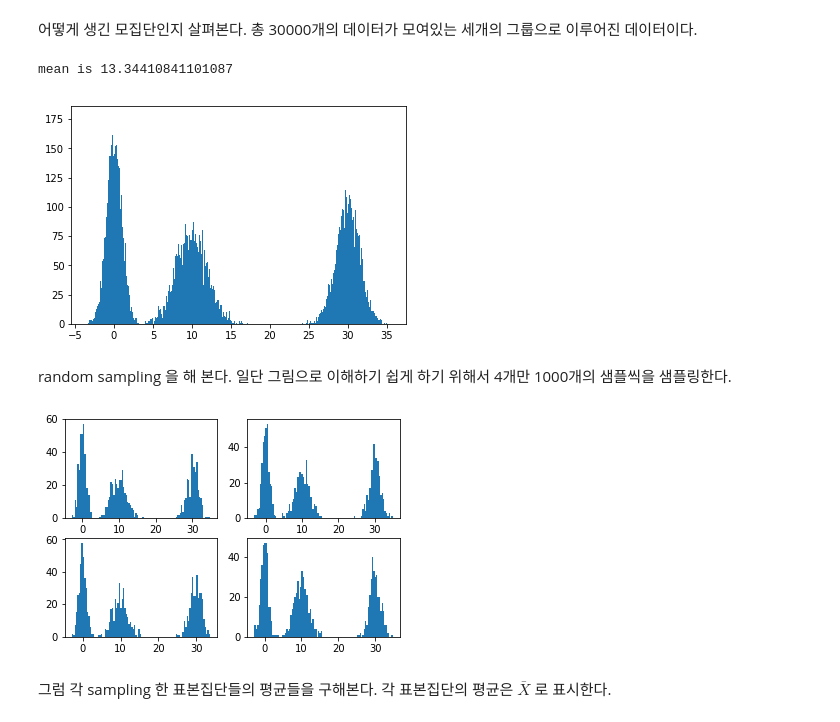
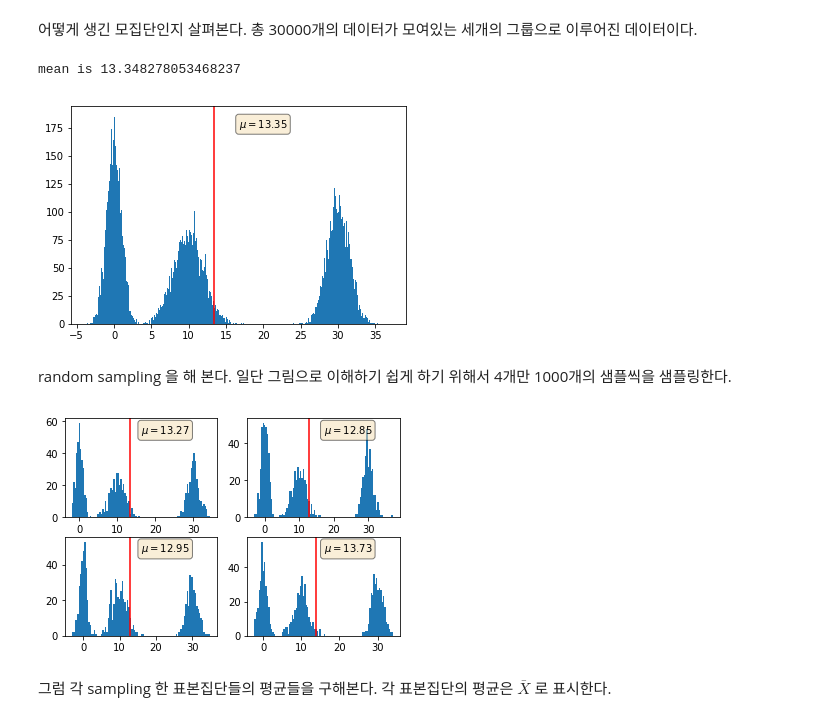
Before and after one commit to io2oi/selfstudy, a Jupyter notebook: statistics_lecture/centrallimittheorem/central limit theorem.ipynb, the cells around one changed output. Saved outputs shown, nothing was run; the diff lists cells and outputs as text; code cells hidden in the pictures.

```diff
--- a/statistics_lecture/centrallimittheorem/central limit theorem.ipynb
+++ b/statistics_lecture/centrallimittheorem/central limit theorem.ipynb
@@ -39,14 +39,23 @@ x2=np.random.normal(loc=10.0, scale=2.0,size=nnsize)
 x3=np.random.normal(loc=30.0, scale=1.5,size=nnsize)
 # %% [markdown]
 어떻게 생긴 모집단인지 살펴본다. 총 30000개의 데이터가 모여있는 세개의 그룹으로 이루어진 데이터이다.
-# %%
-X=np.append(x1,[x2,x3])
-n,bins,patch=plt.hist(X,bins=1000)
-print("mean is {}".format(np.mean(X)))
-mu=np.mean(X)
-# %% [output]
-mean is 13.34410841101087
-[figure, removed]
+# %%
+def drawMeanBox(x,pp):
+    props = dict(boxstyle='round', facecolor='wheat', alpha=0.5)
+    mu=np.mean(x)
+    pp.axvline(x=mu,color='r')
+    pp.text(0.5,0.95,r'$\mu=%.2f$' %(mu), transform=pp.transAxes, fontsize=10,verticalalignment='top', bbox=props)
+
+fig = plt.figure()
+pp=fig.add_subplot(1,1,1)
+X=np.append(x1,[x2,x3])
+n,bins,patch=pp.hist(X,bins=1000)
+print("mean is {}".format(np.mean(X)))
+drawMeanBox(X,pp)
+#mu=np.mean(X)
+# %% [output]
+mean is 13.348278053468237
+[figure, added]
 # %% [markdown]
 random sampling 을 해 본다.
 일단 그림으로 이해하기 쉽게 하기 위해서 4개만 1000개의 샘플씩을 샘플링한다.
@@ -60,9 +69,10 @@ for ii in [1,2,3,4]:
 for ii in [1,2,3,4]:
     xp1=np.random.choice(X, size=samplesize)
     n,bins,patch=pcont[ii-1].hist(xp1,bins=100)
+    drawMeanBox(xp1,pcont[ii-1])
     container.append([np.mean(xp1),np.std(xp1)])
 # %% [output]
-[figure, old version]
+[figure, new version]
 # %% [markdown]
 그럼 각 sampling 한 표본집단들의 평균들을 구해본다. 각 표본집단의 평균은 $\bar{X}$ 로 표시한다.
 # %%
```
Also changed, not shown: parts of 4 cells of this notebook, 1 other file.
